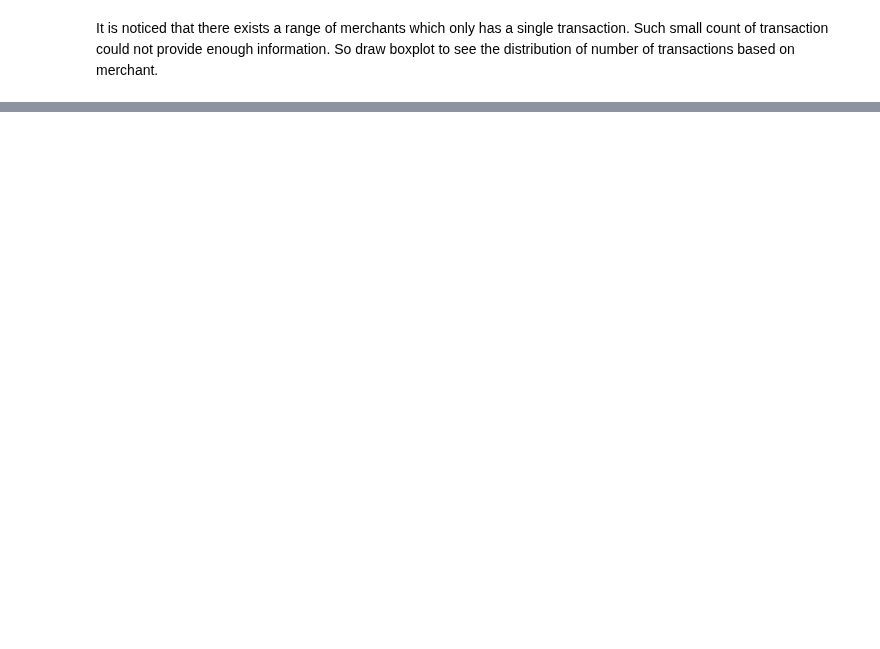
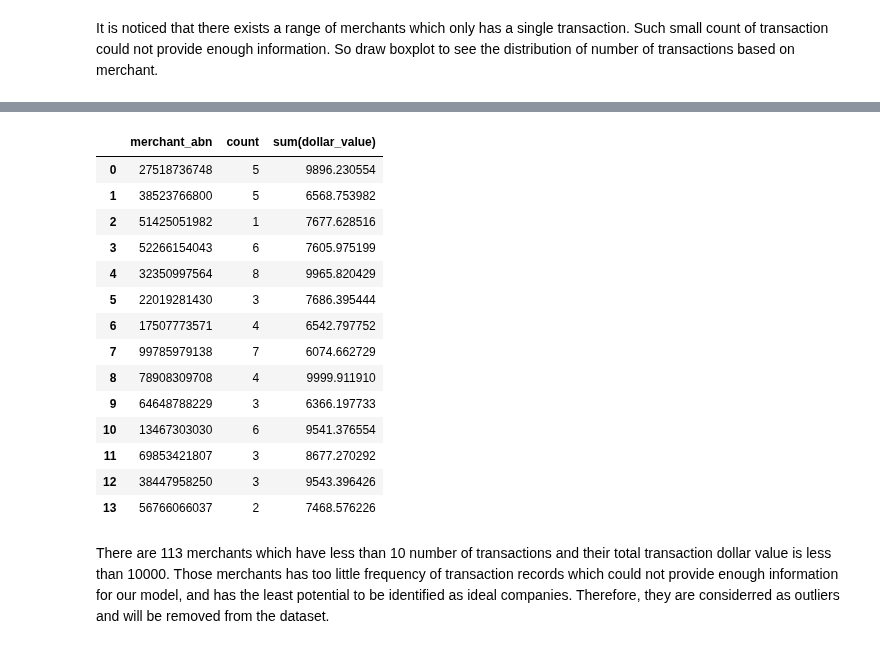
Before and after one commit to MAST30034-Applied-Data-Science/generic-buy-now-pay-later-project-group-45, a Jupyter notebook: notebooks/preprocessing2.ipynb, the cells around one changed output, grey strips where cells are left out. Drawn from its saved outputs; the diff is of its cells as text; code cells hidden in the pictures; blank space fills up the shorter version.

Commit message:
outliers removed

```diff
--- a/notebooks/preprocessing2.ipynb
+++ b/notebooks/preprocessing2.ipynb
@@ -110,0 +123,2 @@ count_df.boxplot(column='count', return_type='axes')
+# %%
+least_freq_merchants = count_df[count_df['count'] < 10]
@@ -110,0 +172,25 @@ count_df.boxplot(column='count', return_type='axes')
+# %%
+# consider merchants with total value < 10000 as least_amount_merchants
+least_amount_merchants = amount_df[amount_df['sum(dollar_value)'] < 10000]
+# %%
+# combine merchants with both least frequency and least amount
+least_merchants = pd.merge(least_freq_merchants, least_amount_merchants)
+least_merchants
+# %% [output]
+|  | merchant_abn | count | sum(dollar_value) |
+| 0 | 27518736748 | 5 | 9896.230554 |
+| 1 | 38523766800 | 5 | 6568.753982 |
+| 2 | 51425051982 | 1 | 7677.628516 |
+| 3 | 52266154043 | 6 | 7605.975199 |
+| 4 | 32350997564 | 8 | 9965.820429 |
+| 5 | 22019281430 | 3 | 7686.395444 |
+| 6 | 17507773571 | 4 | 6542.797752 |
+| 7 | 99785979138 | 7 | 6074.662729 |
+| 8 | 78908309708 | 4 | 9999.911910 |
+| 9 | 64648788229 | 3 | 6366.197733 |
+| 10 | 13467303030 | 6 | 9541.376554 |
+| 11 | 69853421807 | 3 | 8677.270292 |
+| 12 | 38447958250 | 3 | 9543.396426 |
+| 13 | 56766066037 | 2 | 7468.576226 |
+# %% [markdown]
+There are 113 merchants which have less than 10 number of transactions and their total transaction dollar value is less than 10000. Those merchants has too little frequency of transaction records which could not provide enough information for our model, and has the least potential to be identified as ideal companies. Therefore, they are considerred as outliers and will be removed from the dataset.
```
Also changed, not shown: parts of 17 cells of this notebook, 1 other file.
